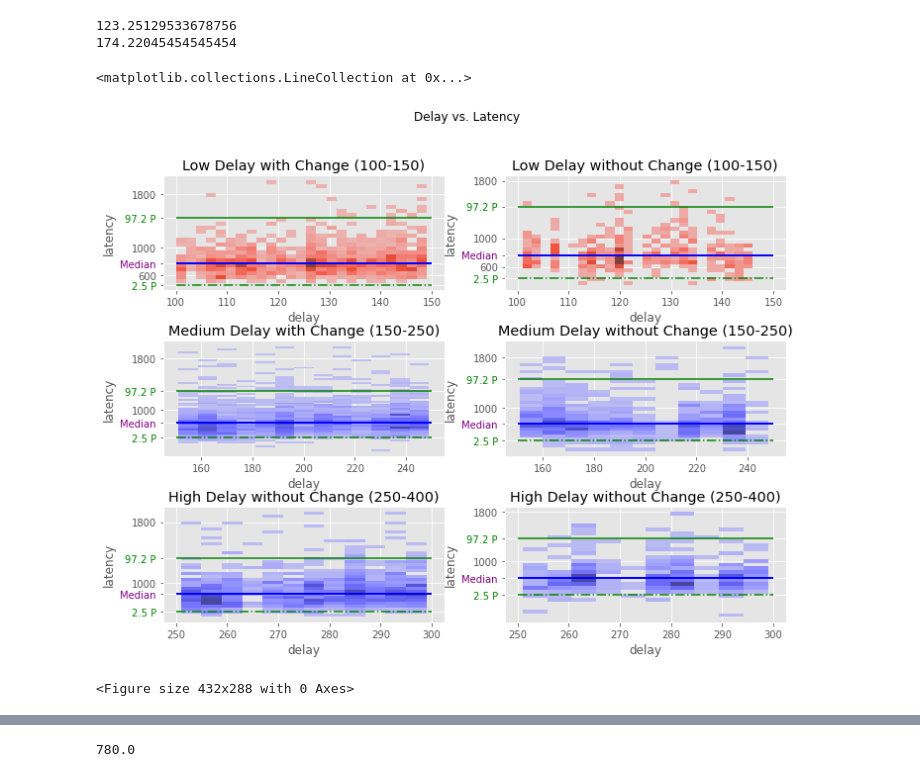
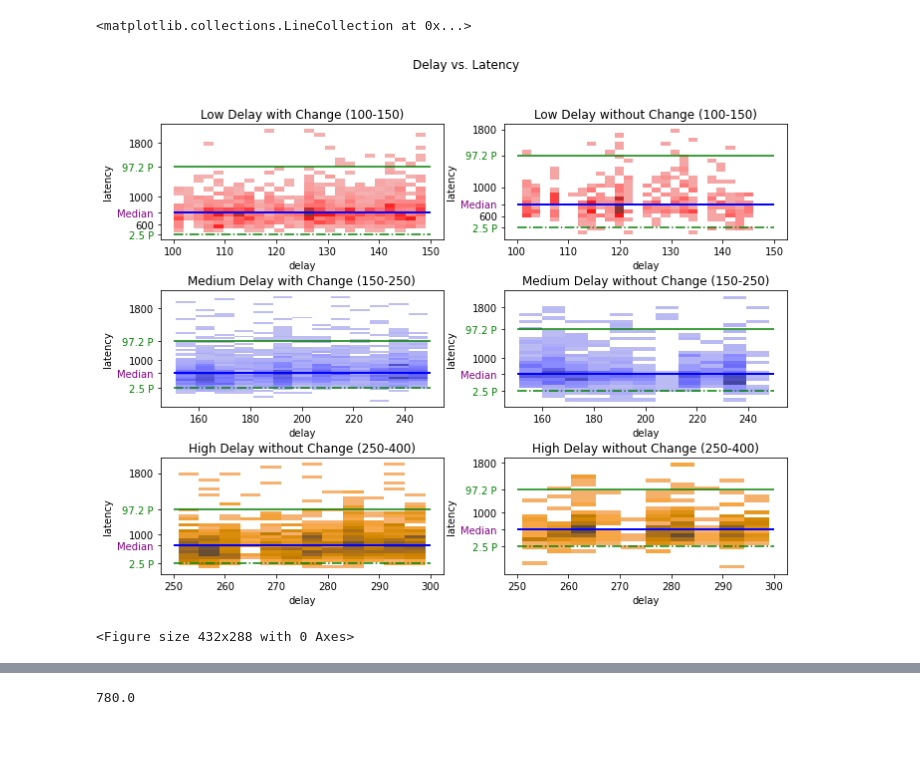
Before and after one commit to trickydaze/Behavioural-Neuroscience, a Jupyter notebook: Visualisation.ipynb, the cells around one changed output, grey strips where cells are left out. Saved outputs shown, nothing was run; the diff lists cells and outputs as text; code cells hidden in the pictures; blank space fills up the shorter version.

```diff
--- a/Visualisation.ipynb
+++ b/Visualisation.ipynb
@@ -19,10 +19,4 @@ high_delay_change=df[(df.delay < 300) & (df.delay > 250) & (df.result ==1)& (df.
 
 #max_delay_nochange=df[(df.delay < 300) & (df.delay > 250) & (df.result ==1)& (df.condition==0)]
 #max_delay_change=df[(df.delay < 300) & (df.delay > 250) & (df.result ==1)& (df.condition==1)]
-
-print(np.mean(low_delay.delay))
-print(np.mean(medium_delay.delay))
-# %% [output]
-123.25129533678756
-174.22045454545454
 # %%
@@ -47,7 +41,7 @@ fig.tight_layout(pad=3)
 
 # Low delay with change plotting
 # Plotting histplot
-sns.histplot(ax=axes[0,0], x=low_delay_change.delay,y=low_delay_change.latency,bins=25)
+sns.histplot(ax=axes[0,0], x=low_delay_change.delay,y=low_delay_change.latency,bins=25,color='red')
 # Setting title
 axes[0,0].set_title('Low Delay with Change (100-150)')
 # Setting yticks and ticklabels
@@ -64,7 +58,7 @@ axes[0,0].hlines(y=np.percentile(low_delay_nochange.latency,97.2),xmin=100,xmax=
 
 # Low delay without change plotting
 # Plotting histplot
-sns.histplot(ax=axes[0,1], x=low_delay_nochange.delay,y=low_delay_nochange.latency,bins=25)
+sns.histplot(ax=axes[0,1], x=low_delay_nochange.delay,y=low_delay_nochange.latency,bins=25,color='red')
 # Setting title
 axes[0,1].set_title('Low Delay without Change (100-150)')
 # Setting yticks and ticklabels
@@ -82,7 +76,7 @@ axes[0,1].hlines(y=np.percentile(low_delay_nochange.latency,97.2),xmin=100,xmax=
 
 # Medium delay with change plotting
 # Plotting histplot
-sns.histplot(ax=axes[1,0], x=medium_delay_change.delay,y=medium_delay_change.latency, color='blue',)
+sns.histplot(ax=axes[1,0], x=medium_delay_change.delay,y=medium_delay_change.latency, color='blue')
 axes[1,0].set_title('Medium Delay with Change (150-250)')
 # Setting yticks and ticklabels
 axes[1,0].set_yticks([np.percentile(medium_delay_change.latency,2.5),medium_delay_change.latency.median(),1000,np.percentile(medium_delay_change.latency,97.2),1800])
@@ -113,37 +107,37 @@ axes[1,1].hlines(y=np.percentile(medium_delay_nochange.latency,97.2),xmin=150,xm
 
 # High delay with change plotting
 # Plotting histplot
-sns.histplot(ax=axes[2,0], x=high_delay_change.delay,y=high_delay_change.latency, color='blue',)
+sns.histplot(ax=axes[2,0], x=high_delay_change.delay,y=high_delay_change.latency, color='orange')
 axes[2,0].set_title('High Delay without Change (250-400)')
 # Setting yticks and ticklabels
 axes[2,0].set_yticks([np.percentile(high_delay_change.latency,2.5),high_delay_change.latency.median(),1000,np.percentile(high_delay_change.latency,97.2),1800])
 axes[2,0].set_yticklabels(['2.5 P','Median',1000,'97.2 P',1800])
 axes[2,0].get_yticklabels()[0].set_color("green")
 axes[2,0].get_yticklabels()[1].set_color("purple")
 axes[2,0].get_yticklabels()[3].set_color("green")
 # Adding percentile lines
 axes[2,0].hlines(y=np.percentile(high_delay_change.latency,2.5),xmin=250,xmax=300,color='g',linestyles='dashdot',label='2.5 Percent')
 axes[2,0].hlines(y=high_delay_change.latency.median(), color='b', linestyle='-', linewidth=2,animated=True,label='Mean of Low Delay',xmin=250,xmax=300)
 axes[2,0].hlines(y=np.percentile(high_delay_change.latency,97.2),xmin=250,xmax=300,color='g')
 
 
 # High delay without change plotting
 # Plotting histplot
-sns.histplot(ax=axes[2,1], x=high_delay_nochange.delay,y=high_delay_nochange.latency, color='blue',)
+sns.histplot(ax=axes[2,1], x=high_delay_nochange.delay,y=high_delay_nochange.latency, color='orange')
 axes[2,1].set_title('High Delay without Change (250-400)')
 # Setting yticks and ticklabels
 axes[2,1].set_yticks([np.percentile(high_delay_nochange.latency,2.5),high_delay_nochange.latency.median(),1000,np.percentile(high_delay_nochange.latency,97.2),1800])
 axes[2,1].set_yticklabels(['2.5 P','Median',1000,'97.2 P',1800])
 axes[2,1].get_yticklabels()[0].set_color("green")
 axes[2,1].get_yticklabels()[1].set_color("purple")
 axes[2,1].get_yticklabels()[3].set_color("green")
 # Adding percentile lines
 axes[2,1].hlines(y=np.percentile(high_delay_nochange.latency,2.5),xmin=250,xmax=300,color='g',linestyles='dashdot',label='2.5 Percent')
 axes[2,1].hlines(y=high_delay_nochange.latency.median(), color='b', linestyle='-', linewidth=2,animated=True,label='Mean of Low Delay',xmin=250,xmax=300)
 axes[2,1].hlines(y=np.percentile(high_delay_nochange.latency,97.2),xmin=250,xmax=300,color='g')
 # %% [output]
 <matplotlib.collections.LineCollection at 0x...>
-[figure, old version]
+[figure, new version]
 <Figure size 432x288 with 0 Axes>
 # %%
 sns.scatterplot(x=low_delay_nochange.delay,y=low_delay_nochange.latency)
```
Also changed, not shown: parts of 4 cells of this notebook.
